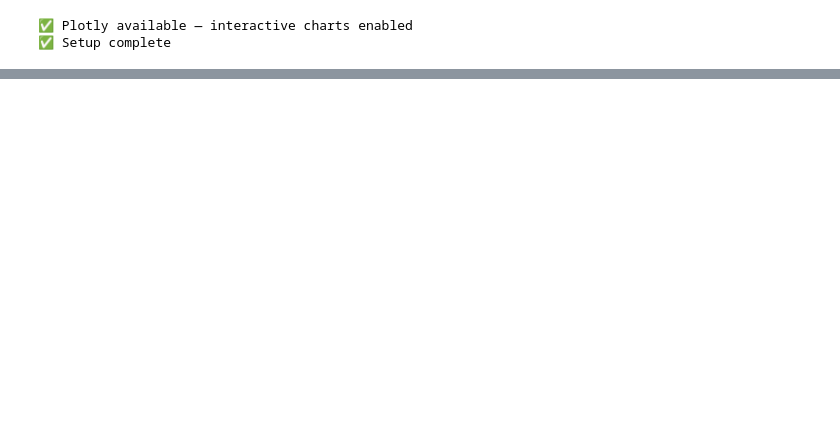
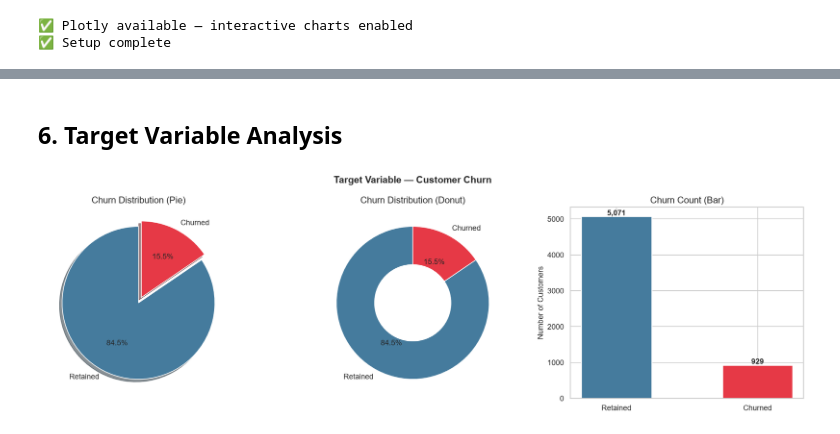
Before and after one commit to Nitesh-Ray/ecommerce-customer-churn2, a Jupyter notebook: model1.ipynb, the cells around one changed output, grey strips where cells are left out. Saved outputs shown, nothing was run; the diff lists cells and outputs as text; code cells hidden in the pictures; blank space fills up the shorter version.

```diff
--- a/model1.ipynb
+++ b/model1.ipynb
@@ -76,0 +188,31 @@ Columns       : ['Customer_ID', 'account_age_months', 'avg_order_value', 'total_
+# %% [markdown]
+## 6. Target Variable Analysis
+# %%
+fig, axes = plt.subplots(1, 3, figsize=(16, 5))
+
+counts = df['churn_flag'].value_counts()
+axes[0].pie(counts, labels=['Retained', 'Churned'],
+            colors=[PALETTE['retain'], PALETTE['churn']],
+            autopct='%1.1f%%', startangle=90,
+            explode=(0, 0.08), shadow=True)
+axes[0].set_title('Churn Distribution (Pie)')
+
+axes[1].pie(counts, labels=['Retained', 'Churned'],
+            colors=[PALETTE['retain'], PALETTE['churn']],
+            autopct='%1.1f%%', startangle=90, wedgeprops={'width': 0.5})
+axes[1].set_title('Churn Distribution (Donut)')
+
+bars = axes[2].bar(['Retained', 'Churned'], counts.values,
+                   color=[PALETTE['retain'], PALETTE['churn']],
+                   edgecolor='white', linewidth=1.5, width=0.5)
+for bar, val in zip(bars, counts.values):
+    axes[2].text(bar.get_x() + bar.get_width()/2, bar.get_height() + 30,
+                 f'{val:,}', ha='center', fontweight='bold')
+axes[2].set_title('Churn Count (Bar)')
+axes[2].set_ylabel('Number of Customers')
+
+plt.suptitle('Target Variable — Customer Churn', fontsize=14, fontweight='bold')
+plt.tight_layout()
+plt.show()
+# %% [output]
+[figure, added]
```
Also changed, not shown: parts of 14 cells of this notebook.
